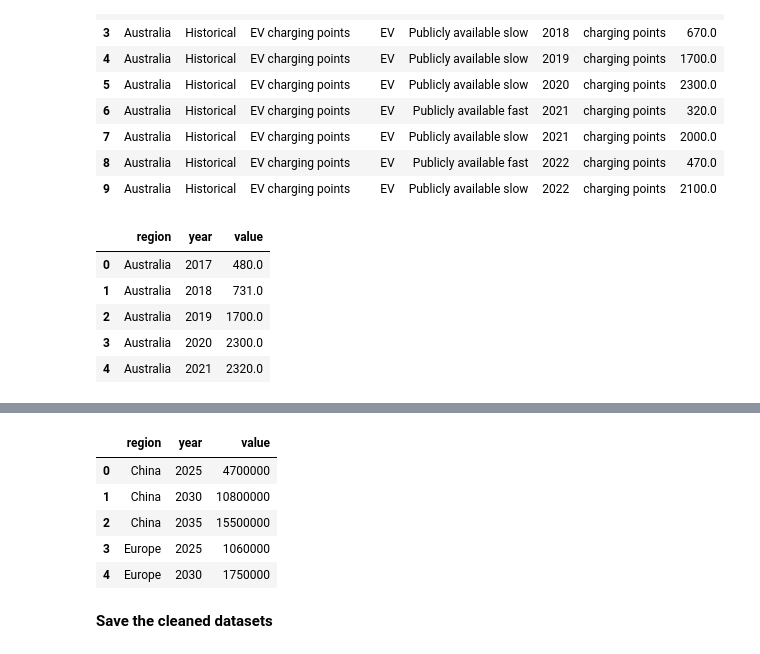
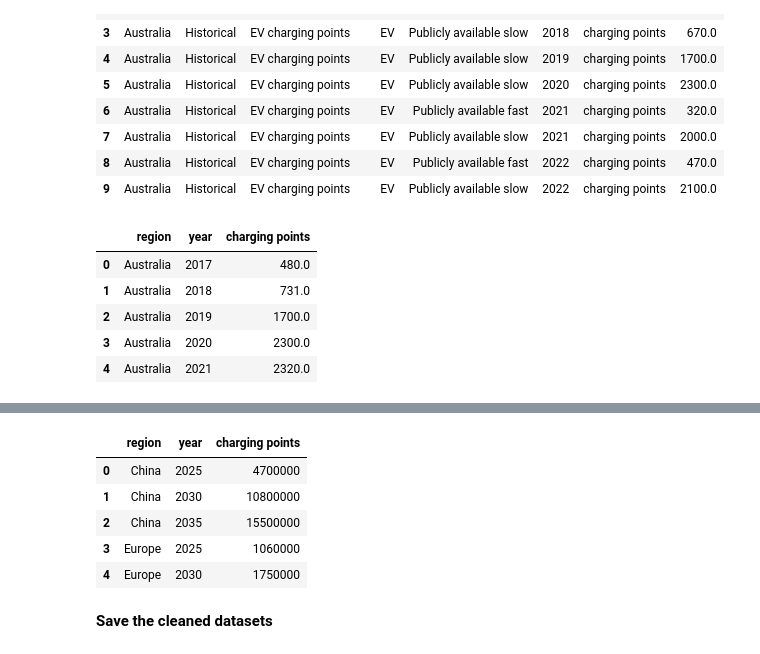
Before and after one commit to Jun-Jiang03/electric-vehicle-analysis, a Jupyter notebook: part_1_data cleaning.ipynb, the cells around one changed output, grey strips where cells are left out. Cells and saved outputs as stored; diff of their text form; code cells hidden in the pictures.

```diff
--- a/part_1_data cleaning.ipynb
+++ b/part_1_data cleaning.ipynb
@@ -159,11 +219,11 @@ chargingp_his.head(10)
 | 8 | Australia | Historical | EV charging points | EV | Publicly available fast | 2022 | charging points | 470.0 |
 | 9 | Australia | Historical | EV charging points | EV | Publicly available slow | 2022 | charging points | 2100.0 |
 # %%
-# group by region and year, then sum the values for all types (fast and slow)
-df_chargingp_his =chargingp_his.groupby(['region', 'year']).agg({'value': 'sum'}).reset_index()
+# group by region and year, then sum the charging points for all types (fast and slow)
+df_chargingp_his =chargingp_his.groupby(['region', 'year']).agg({'value': 'sum'}).rename(columns={'value':'charging points'}).reset_index()
 df_chargingp_his.head()
 # %% [output]
-|  | region | year | value |
+|  | region | year | charging points |
 | 0 | Australia | 2017 | 480.0 |
 | 1 | Australia | 2018 | 731.0 |
 | 2 | Australia | 2019 | 1700.0 |
@@ -185,13 +245,13 @@ chargingp_pro.head(10)
 | 8 | China | Projection-APS | EV charging points | EV | Publicly available fast | 2025 | charging points | 2100000 |
 | 9 | China | Projection-APS | EV charging points | EV | Publicly available slow | 2025 | charging points | 2600000 |
 # %%
-# filter data with year great than 2024
+# filter data with year great than 2024 and rename the value to station unit
 df_filtered = chargingp_pro[chargingp_pro['year']>2024]
 # group by region and year, then sum the values for all types (fast and slow)
-df_chargingp_pro=df_filtered.groupby(['region', 'year']).agg({'value': 'sum'}).reset_index()
+df_chargingp_pro=df_filtered.groupby(['region', 'year']).agg({'value': 'sum'}).rename(columns={'value':'charging points'}).reset_index()
 df_chargingp_pro.head()
 # %% [output]
-|  | region | year | value |
+|  | region | year | charging points |
 | 0 | China | 2025 | 4700000 |
 | 1 | China | 2030 | 10800000 |
 | 2 | China | 2035 | 15500000 |
```
Also changed, not shown: parts of 9 cells of this notebook, 10 other files.
